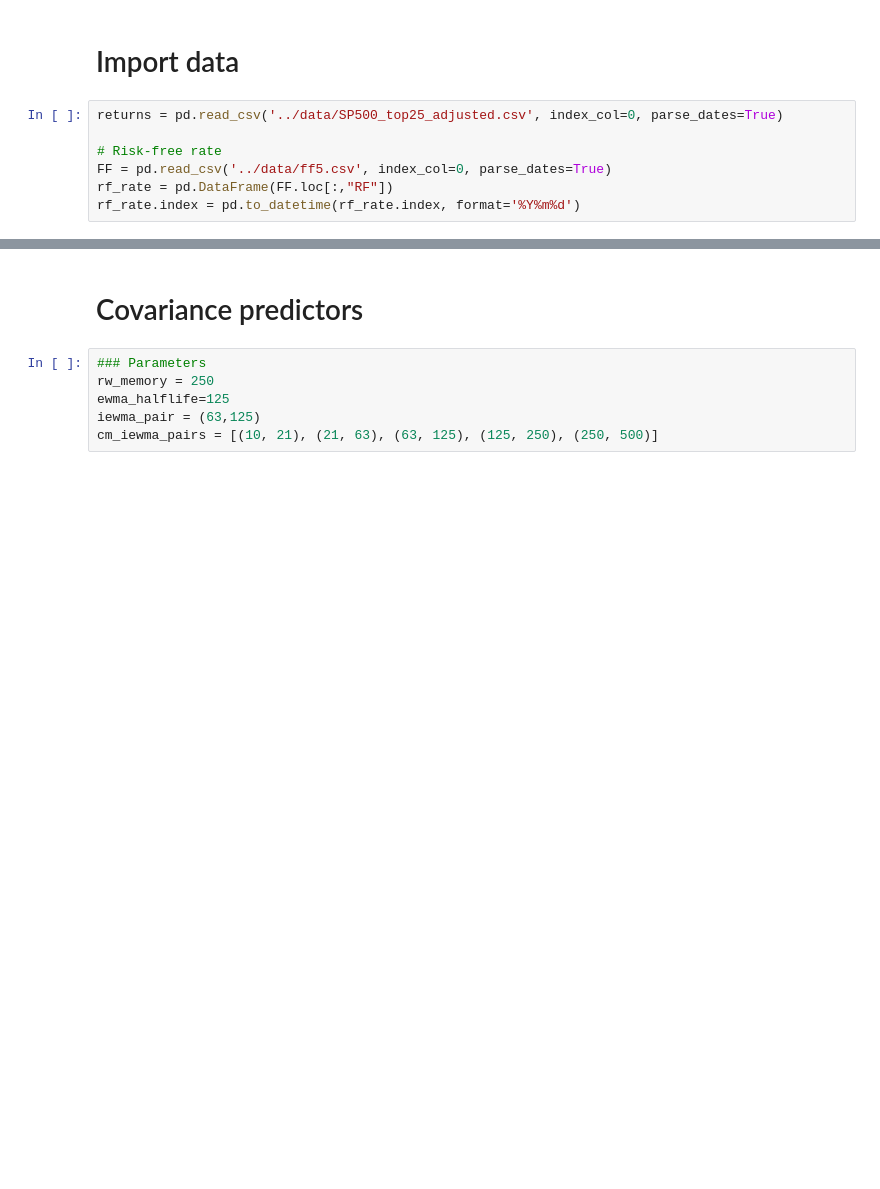
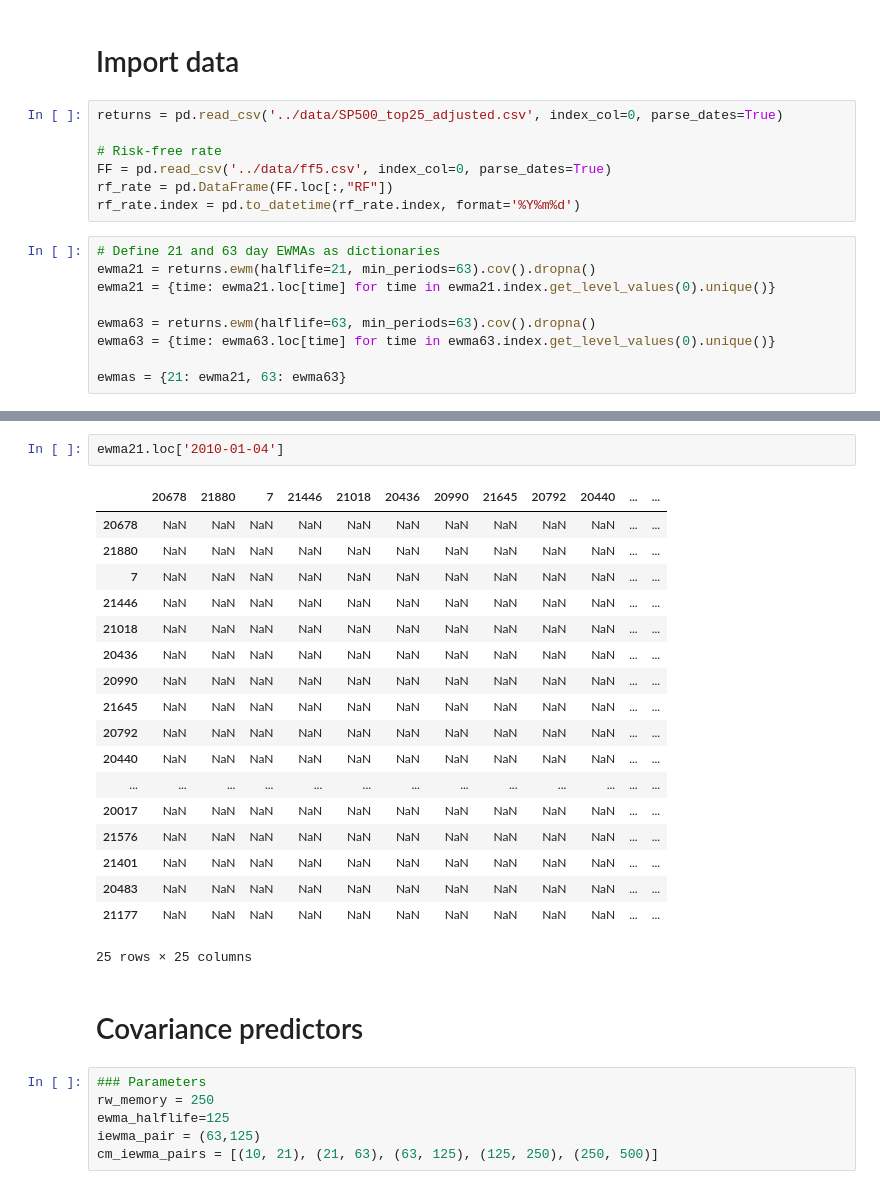
Before and after one commit to cvxgrp/cov_pred_finance, a Jupyter notebook: experiments/notebooks/stock_portfolios.ipynb, the cells around one changed output, grey strips where cells are left out. Drawn from its saved outputs; the diff is of its cells as text; blank space fills up the shorter version.

```diff
--- a/experiments/notebooks/stock_portfolios.ipynb
+++ b/experiments/notebooks/stock_portfolios.ipynb
@@ -27,3 +24,12 @@ returns = pd.read_csv('../data/SP500_top25_adjusted.csv', index_col=0, parse_dat
 FF = pd.read_csv('../data/ff5.csv', index_col=0, parse_dates=True)
 rf_rate = pd.DataFrame(FF.loc[:,"RF"])
 rf_rate.index = pd.to_datetime(rf_rate.index, format='%Y%m%d')
+# %%
+# Define 21 and 63 day EWMAs as dictionaries
+ewma21 = returns.ewm(halflife=21, min_periods=63).cov().dropna()
+ewma21 = {time: ewma21.loc[time] for time in ewma21.index.get_level_values(0).unique()}
+
+ewma63 = returns.ewm(halflife=63, min_periods=63).cov().dropna()
+ewma63 = {time: ewma63.loc[time] for time in ewma63.index.get_level_values(0).unique()}
+
+ewmas = {21: ewma21, 63: ewma63}
@@ -30,3 +107,24 @@ rf_rate.index = pd.to_datetime(rf_rate.index, format='%Y%m%d')
+# %%
+ewma21.loc['2010-01-04']
+# %% [output]
+|  | 20678 | 21880 | 7 | 21446 | 21018 | 20436 | 20990 | 21645 | 20792 | 20440 | ... | ... |
+| 20678 | NaN | NaN | NaN | NaN | NaN | NaN | NaN | NaN | NaN | NaN | ... | ... |
+| 21880 | NaN | NaN | NaN | NaN | NaN | NaN | NaN | NaN | NaN | NaN | ... | ... |
+| 7 | NaN | NaN | NaN | NaN | NaN | NaN | NaN | NaN | NaN | NaN | ... | ... |
+| 21446 | NaN | NaN | NaN | NaN | NaN | NaN | NaN | NaN | NaN | NaN | ... | ... |
+| 21018 | NaN | NaN | NaN | NaN | NaN | NaN | NaN | NaN | NaN | NaN | ... | ... |
+| 20436 | NaN | NaN | NaN | NaN | NaN | NaN | NaN | NaN | NaN | NaN | ... | ... |
+| 20990 | NaN | NaN | NaN | NaN | NaN | NaN | NaN | NaN | NaN | NaN | ... | ... |
+| 21645 | NaN | NaN | NaN | NaN | NaN | NaN | NaN | NaN | NaN | NaN | ... | ... |
+| 20792 | NaN | NaN | NaN | NaN | NaN | NaN | NaN | NaN | NaN | NaN | ... | ... |
+| 20440 | NaN | NaN | NaN | NaN | NaN | NaN | NaN | NaN | NaN | NaN | ... | ... |
+| ... | ... | ... | ... | ... | ... | ... | ... | ... | ... | ... | ... | ... |
+| 20017 | NaN | NaN | NaN | NaN | NaN | NaN | NaN | NaN | NaN | NaN | ... | ... |
+| 21576 | NaN | NaN | NaN | NaN | NaN | NaN | NaN | NaN | NaN | NaN | ... | ... |
+| 21401 | NaN | NaN | NaN | NaN | NaN | NaN | NaN | NaN | NaN | NaN | ... | ... |
+| 20483 | NaN | NaN | NaN | NaN | NaN | NaN | NaN | NaN | NaN | NaN | ... | ... |
+| 21177 | NaN | NaN | NaN | NaN | NaN | NaN | NaN | NaN | NaN | NaN | ... | ... |
+25 rows × 25 columns
 # %% [markdown]
 # Covariance predictors
 # %%
```
Also changed, not shown: parts of 8 cells of this notebook, 3 other files.
